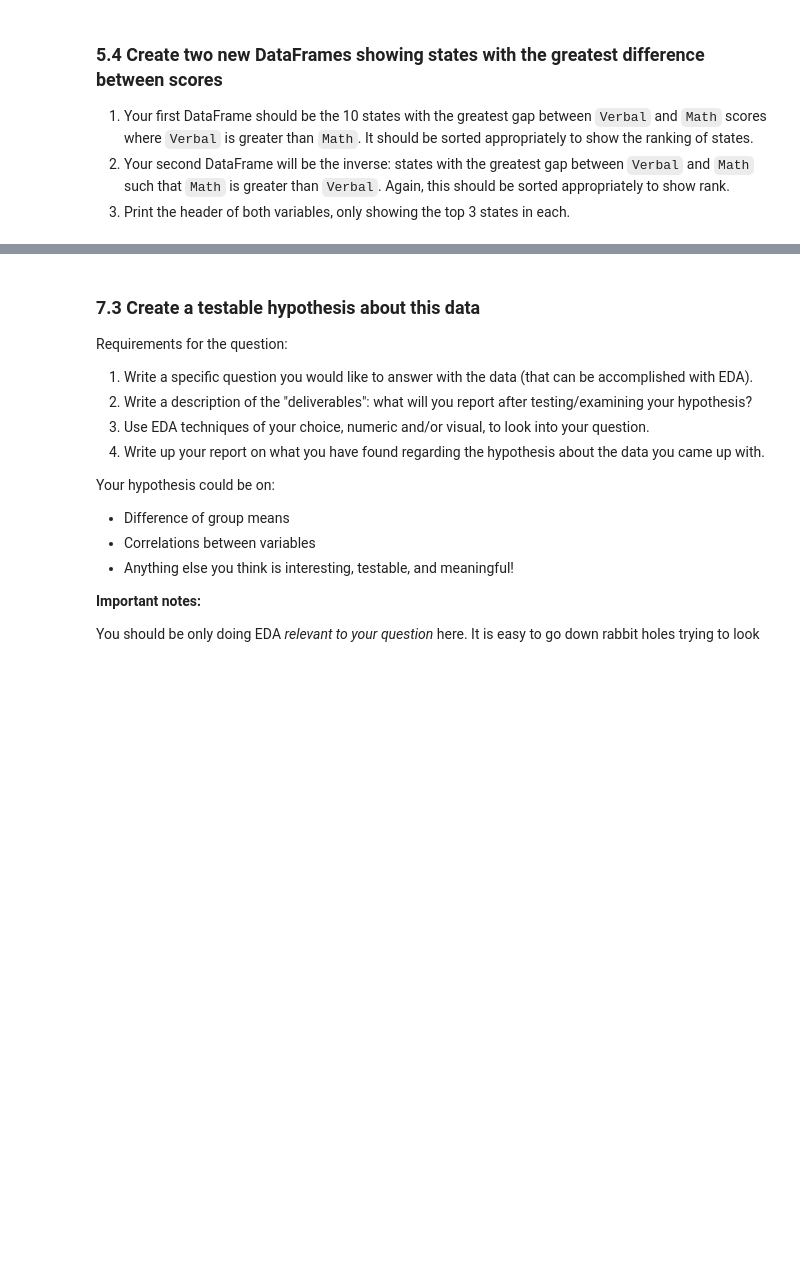
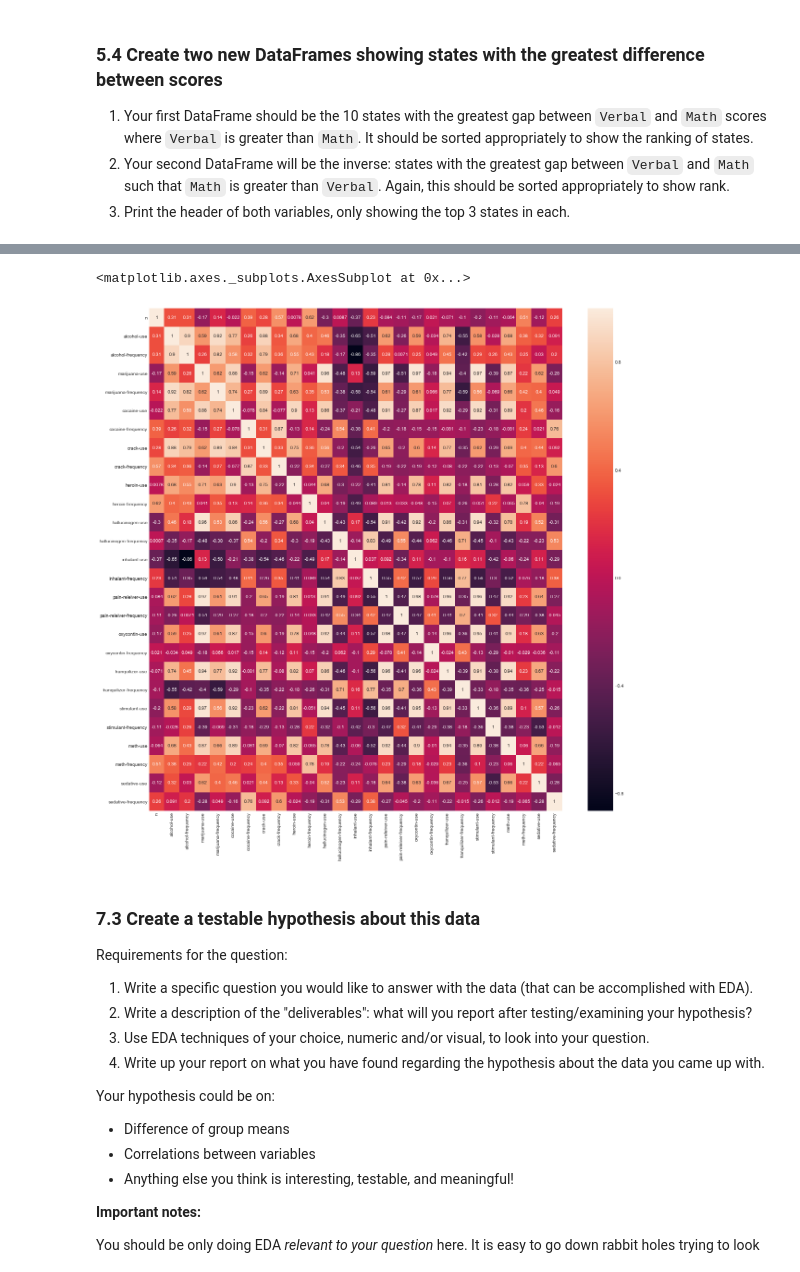
Before and after one commit to prickofdeath/EDA_project_2, a Jupyter notebook: project-02-v2-starter-code.ipynb, the cells around one changed output, grey strips where cells are left out. Cells and saved outputs as stored; diff of their text form; code cells hidden in the pictures; blank space fills up the shorter version.

```diff
--- a/project-02-v2-starter-code.ipynb
+++ b/project-02-v2-starter-code.ipynb
@@ -428,0 +404,6 @@ Some things to consider doing:
+# %%
+# 12. Correlation
+
+#sat_corr = sat_data.corr()
+drug_corr = drug.corr()
+print drug_corr
@@ -429,3 +428,9 @@ Some things to consider doing:
+# %%
+plt.figure(figsize=(20,20))
+sns.heatmap(drug_corr, annot=True)
+# %% [output]
+<matplotlib.axes._subplots.AxesSubplot at 0x...>
+[figure, added]
 # %% [markdown]
 ### 7.3 Create a testable hypothesis about this data
 
```
Also changed, not shown: parts of 43 cells of this notebook.
